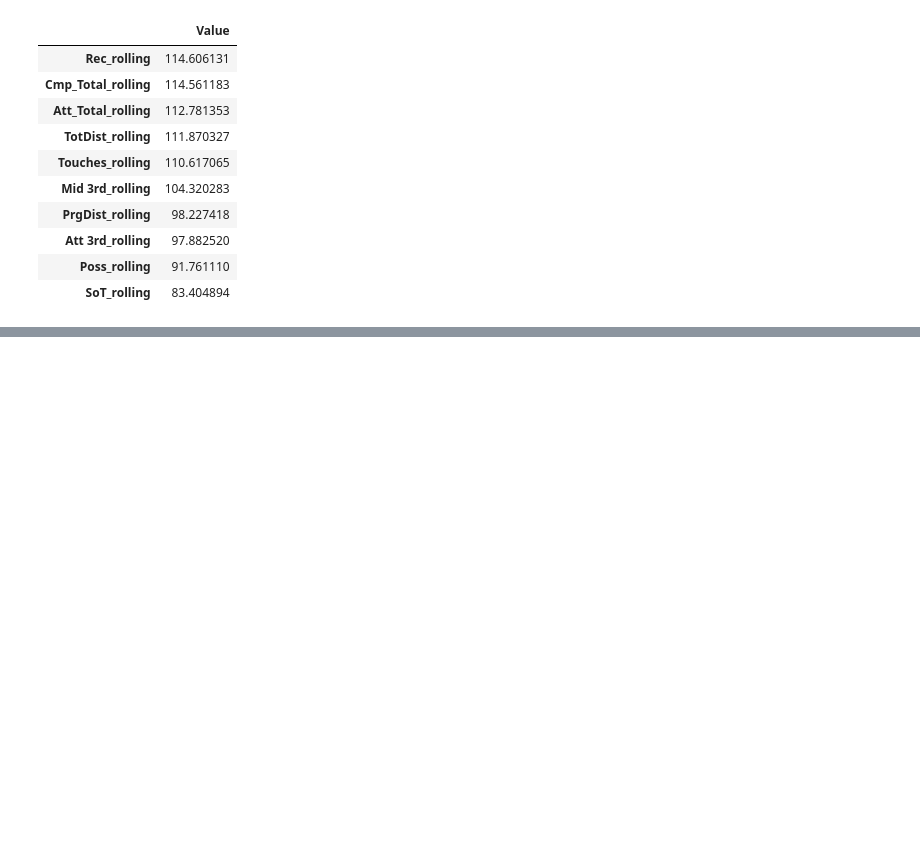
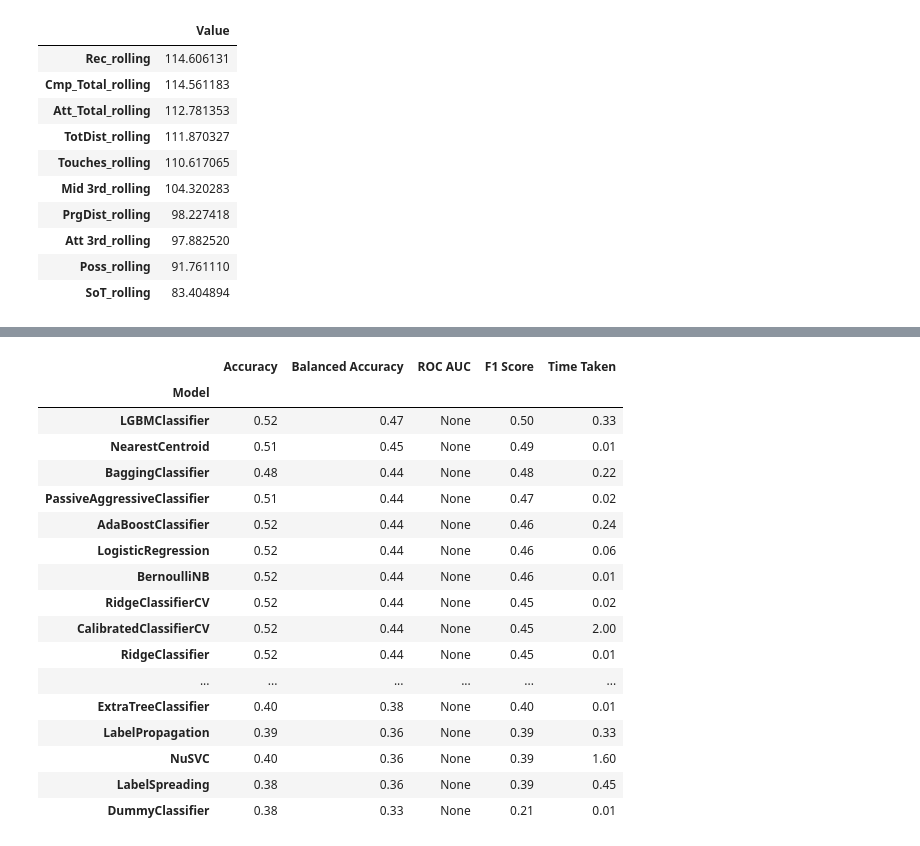
Before and after one commit to Wirus3k/Football_Predictions, a Jupyter notebook: Data Scraping/PremierLeague/EPL_Machine_Learning.ipynb, the cells around one changed output, grey strips where cells are left out. Saved outputs shown, nothing was run; the diff lists cells and outputs as text; code cells hidden in the pictures; blank space fills up the shorter version.

Commit message:
accuracy/machinelearning

```diff
--- a/Data Scraping/PremierLeague/EPL_Machine_Learning.ipynb
+++ b/Data Scraping/PremierLeague/EPL_Machine_Learning.ipynb
@@ -379,0 +385,32 @@ new_df_2.head(10)
+# %%
+#Bez standaryzacji danych
+from lazypredict.Supervised import LazyClassifier
+from sklearn.datasets import load_breast_cancer
+from sklearn.model_selection import train_test_split
+
+df = pd.read_csv("EPL_2017-2021.csv")
+X = df[['Team', 'Opponent', 'PrgDist_rolling', 'Touches_rolling', 'Mid 3rd_rolling', 'TotDist_rolling', 'Att 3rd_rolling', 'Poss_rolling', 'Result_rolling', 'Cmp_Total_rolling', 'Att_Total_rolling', 'Rec_rolling', 'Fls_rolling', 'Attendance_rolling', 'SoTA_rolling']]
+y = df['Result']
+X_train, X_test, y_train, y_test = train_test_split(X, y,test_size=0.15,random_state =42)
+clf = LazyClassifier(verbose=0,ignore_warnings=True, custom_metric=None)
+models,predictions = clf.fit(X_train, X_test, y_train, y_test)
+models
+# %% [output]
+|  | Accuracy | Balanced Accuracy | ROC AUC | F1 Score | Time Taken |
+| Model |  |  |  |  |  |
+| LGBMClassifier | 0.52 | 0.47 | None | 0.50 | 0.33 |
+| NearestCentroid | 0.51 | 0.45 | None | 0.49 | 0.01 |
+| BaggingClassifier | 0.48 | 0.44 | None | 0.48 | 0.22 |
+| PassiveAggressiveClassifier | 0.51 | 0.44 | None | 0.47 | 0.02 |
+| AdaBoostClassifier | 0.52 | 0.44 | None | 0.46 | 0.24 |
+| LogisticRegression | 0.52 | 0.44 | None | 0.46 | 0.06 |
+| BernoulliNB | 0.52 | 0.44 | None | 0.46 | 0.01 |
+| RidgeClassifierCV | 0.52 | 0.44 | None | 0.45 | 0.02 |
+| CalibratedClassifierCV | 0.52 | 0.44 | None | 0.45 | 2.00 |
+| RidgeClassifier | 0.52 | 0.44 | None | 0.45 | 0.01 |
+| ... | ... | ... | ... | ... | ... |
+| ExtraTreeClassifier | 0.40 | 0.38 | None | 0.40 | 0.01 |
+| LabelPropagation | 0.39 | 0.36 | None | 0.39 | 0.33 |
+| NuSVC | 0.40 | 0.36 | None | 0.39 | 1.60 |
+| LabelSpreading | 0.38 | 0.36 | None | 0.39 | 0.45 |
+| DummyClassifier | 0.38 | 0.33 | None | 0.21 | 0.01 |
```
Also changed, not shown: parts of 6 cells of this notebook.
